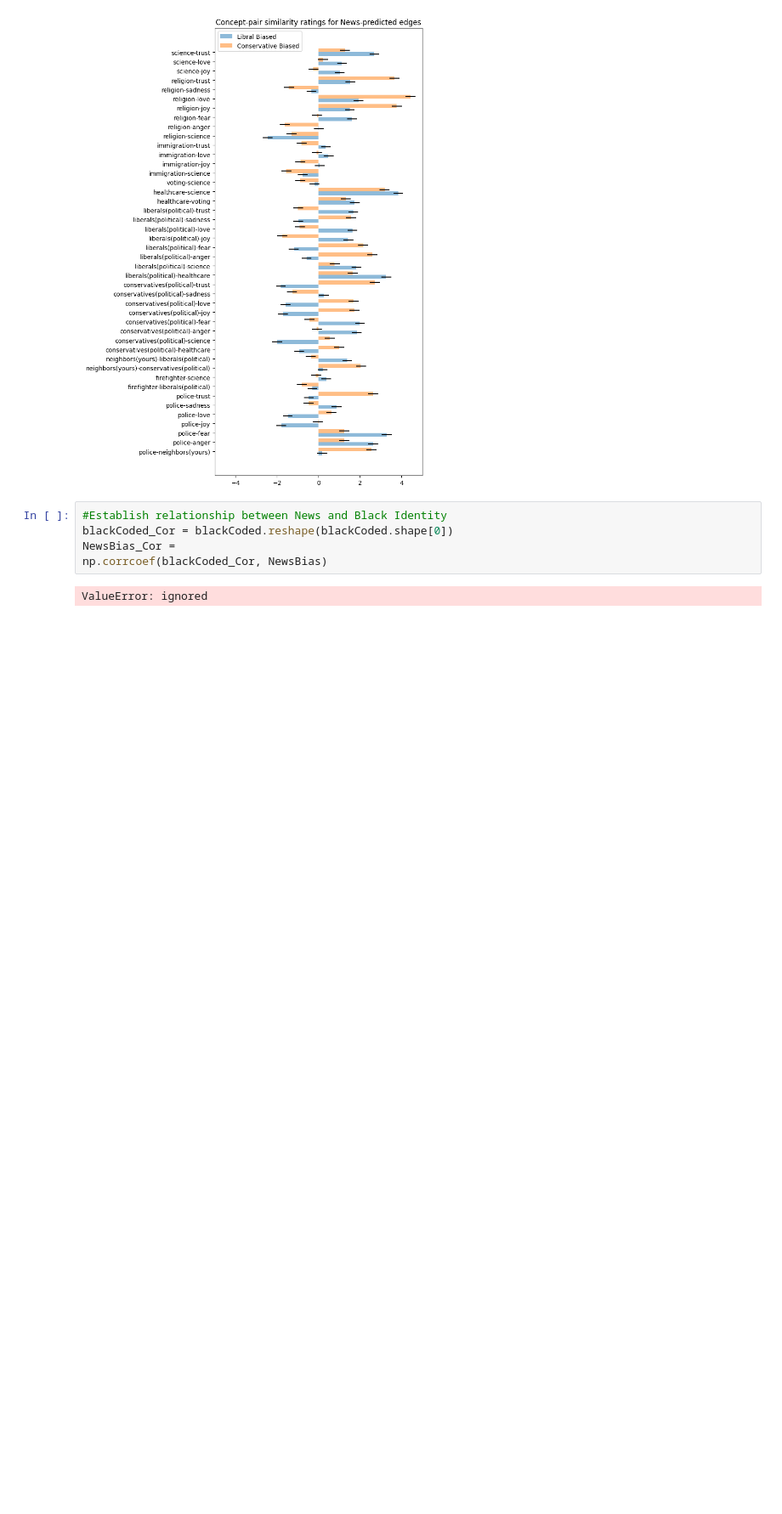
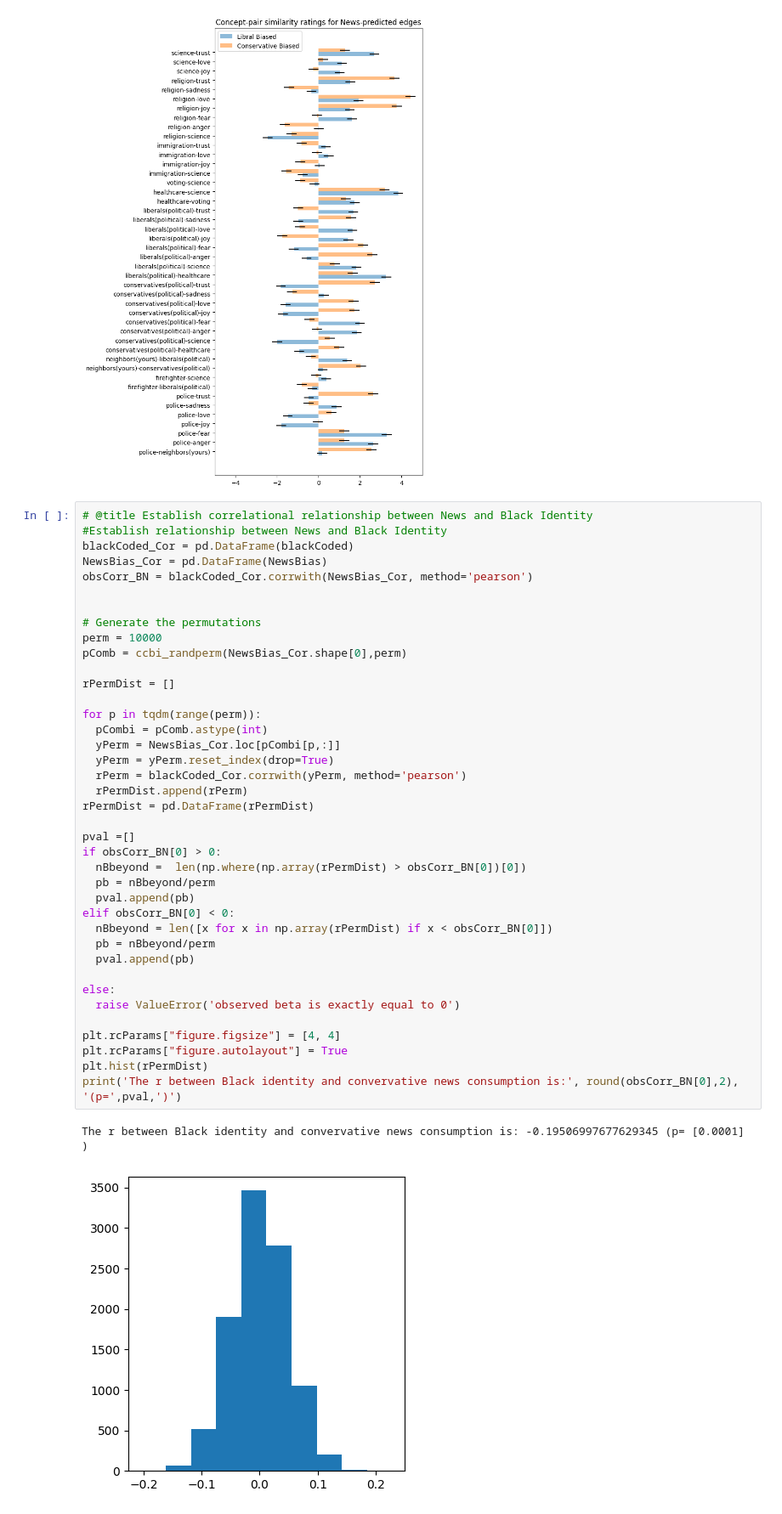
Before and after one commit to ExCaLBBR/ExCaLBBR_Projects, a Jupyter notebook: SocioenvironmentalGeometry/code/ConceptGeo_AnalysisPipeline.ipynb, the cells around one changed output. Shown: that part at 85% size. Saved outputs shown, nothing was run; the diff lists cells and outputs as text; blank space fills up the shorter version.

Commit message:
established correlation, Need to subset mediation analysis

```diff
--- a/SocioenvironmentalGeometry/code/ConceptGeo_AnalysisPipeline.ipynb
+++ b/SocioenvironmentalGeometry/code/ConceptGeo_AnalysisPipeline.ipynb
@@ -815,13 +815,48 @@ plt.show()
 # %% [output]
 [figure]
 [figure]
-# %%
-#Establish relationship between News and Black Identity
-blackCoded_Cor = blackCoded.reshape(blackCoded.shape[0])
-NewsBias_Cor =
-np.corrcoef(blackCoded_Cor, NewsBias)
-# %% [output]
-ValueError: ignored
+# %%
+# @title Establish correlational relationship between News and Black Identity
+#Establish relationship between News and Black Identity
+blackCoded_Cor = pd.DataFrame(blackCoded)
+NewsBias_Cor = pd.DataFrame(NewsBias)
+obsCorr_BN = blackCoded_Cor.corrwith(NewsBias_Cor, method='pearson')
+
+
+# Generate the permutations
+perm = 10000
+pComb = ccbi_randperm(NewsBias_Cor.shape[0],perm)
+
+rPermDist = []
+
+for p in tqdm(range(perm)):
+  pCombi = pComb.astype(int)
+  yPerm = NewsBias_Cor.loc[pCombi[p,:]]
+  yPerm = yPerm.reset_index(drop=True)
+  rPerm = blackCoded_Cor.corrwith(yPerm, method='pearson')
+  rPermDist.append(rPerm)
+rPermDist = pd.DataFrame(rPermDist)
+
+pval =[]
+if obsCorr_BN[0] > 0:
+  nBbeyond =  len(np.where(np.array(rPermDist) > obsCorr_BN[0])[0])
+  pb = nBbeyond/perm
+  pval.append(pb)
+elif obsCorr_BN[0] < 0:
+  nBbeyond = len([x for x in np.array(rPermDist) if x < obsCorr_BN[0]])
+  pb = nBbeyond/perm
+  pval.append(pb)
+
+else:
+  raise ValueError('observed beta is exactly equal to 0')
+
+plt.rcParams["figure.figsize"] = [4, 4]
+plt.rcParams["figure.autolayout"] = True
+plt.hist(rPermDist)
+print('The r between Black identity and convervative news consumption is:', round(obsCorr_BN[0],2), '(p=',pval,')')
+# %% [output]
+The r between Black identity and convervative news consumption is: -0.19506997677629345 (p= [0.0001] )
+[figure, added]
 # %%
 # @title Mediation analysis measuring effect of Black Identity (X) on Pair-distances (Yi) through News Consumption Bias (m)
 
```
